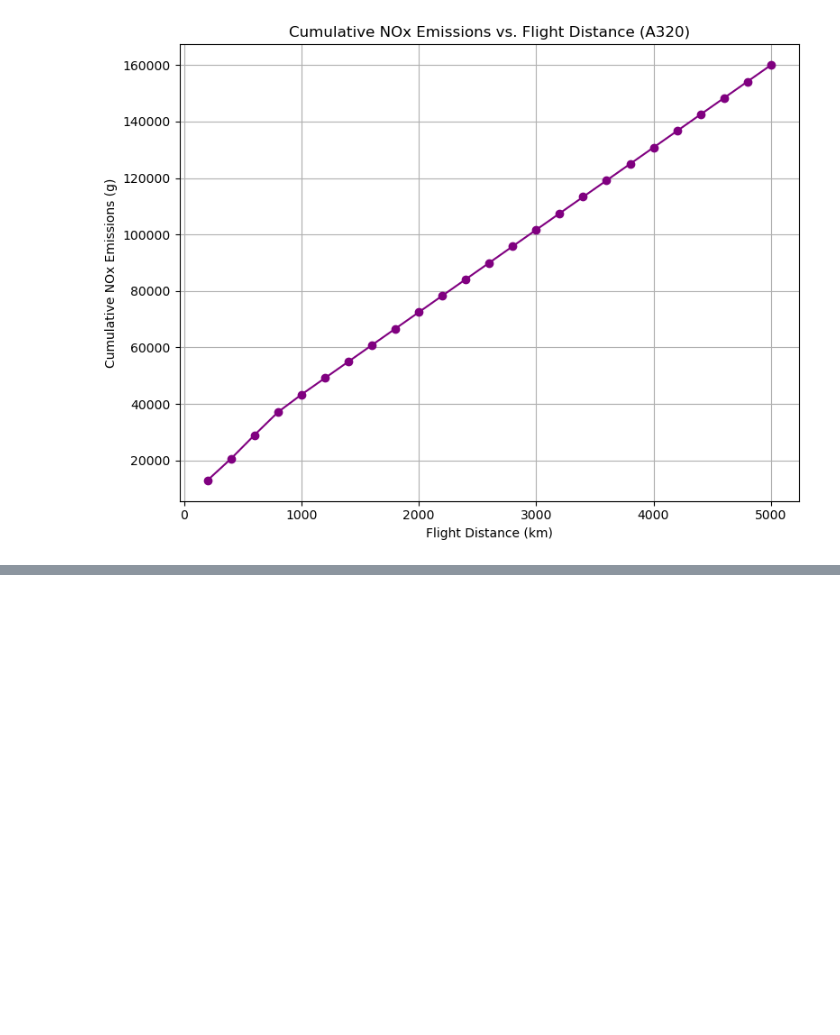
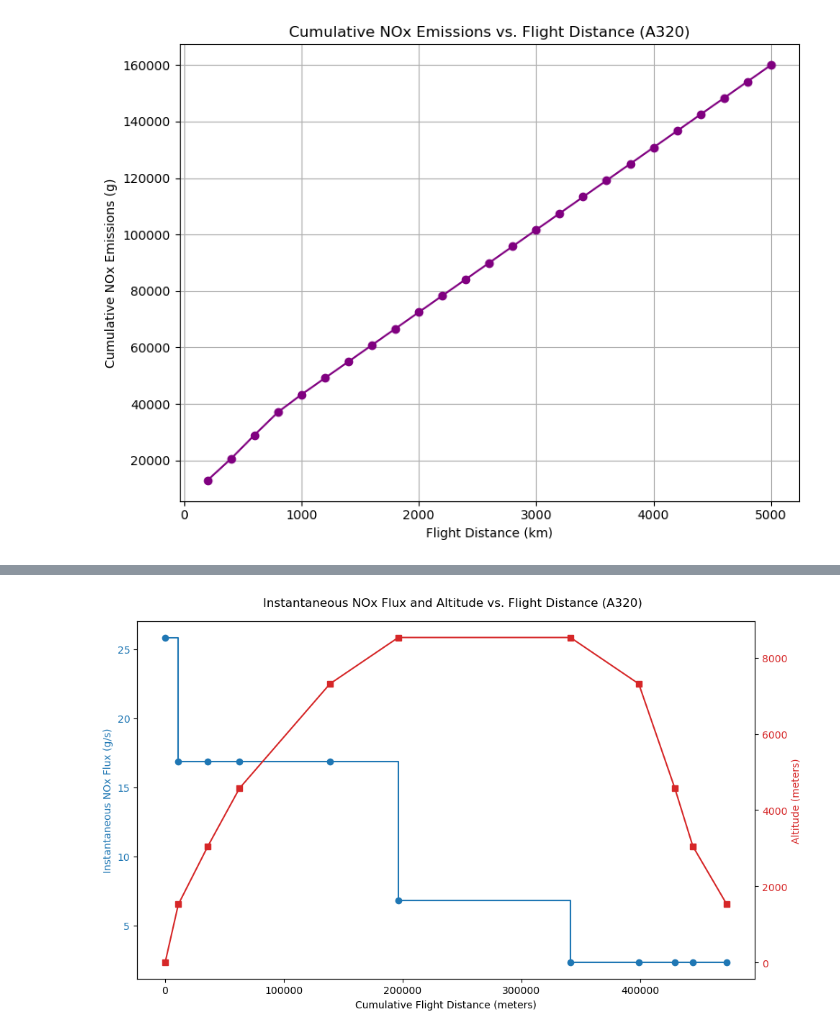
Before and after one commit to Centre-for-Atmospheric-Science-Cam-Chem/ConflictTrails, a Jupyter notebook: driver.ipynb, the cells around one changed output, grey strips where cells are left out. Saved outputs shown, nothing was run; the diff lists cells and outputs as text; code cells hidden in the pictures; blank space fills up the shorter version.

```diff
--- a/driver.ipynb
+++ b/driver.ipynb
@@ -544,0 +614,83 @@ plt.show()
+# %%
+# Instantaneous NOx flux and altitude vs. flight distance
+import numpy as np
+import matplotlib.pyplot as plt
+
+# Build lists for distance, NOx flux (g/s), and altitude at each segment
+segment_distances = [0]
+segment_nox_flux = []
+segment_altitudes = [0]
+
+# Climb segments
+climb_keys = [
+    ('s_climb_0_5', 't_climb_0_5', 'NOx_climb_0_5', 'h_climb_0_5_end'),
+    ('s_climb_5_10', 't_climb_5_10', 'NOx_climb_5_10', 'h_climb_5_10_end'),
+    ('s_climb_10_15', 't_climb_10_15', 'NOx_climb_10_15', 'h_climb_10_15_end'),
+    ('s_climb_15_24', 't_climb_15_24', 'NOx_climb_15_24', 'h_climb_15_24_end'),
+    ('s_climb_ceil', 't_climb_ceil', 'NOx_climb_ceil', 'h_climb_ceil_end'),
+]
+cum_dist = 0
+for s_key, t_key, nox_key, h_key in climb_keys:
+    s = flightpath['climb'].get(s_key, 0)
+    t = flightpath['climb'].get(t_key, 0)
+    nox = flightpath['climb'].get(nox_key, 0)
+    h = flightpath['climb'].get(h_key, 0)
+    if t > 0 and s > 0:
+        cum_dist += s
+        segment_distances.append(cum_dist)
+        segment_nox_flux.append(nox / t)
+        segment_altitudes.append(h)
+
+# Cruise segment (if available)
+s_cruise = flightpath['cruise'].get('s_cruise', 0)
+t_cruise = flightpath['cruise'].get('t_cruise', 0)
+nox_cruise = flightpath['cruise'].get('NOx_cruise', 0)
+h_cruise = flightpath['cruise'].get('h_cruise_end', 0)
+if t_cruise > 0 and s_cruise > 0:
+    cum_dist += s_cruise
+    segment_distances.append(cum_dist)
+    segment_nox_flux.append(nox_cruise / t_cruise if t_cruise > 0 else 0)
+    segment_altitudes.append(h_cruise)
+
+# Descent segments
+descent_keys = [
+    ('s_descent_ceil', 't_descent_ceil', 'NOx_descent_ceil', 'h_descent_ceil_end'),
+    ('s_descent_24_15', 't_descent_24_15', 'NOx_descent_24_15', 'h_descent_24_15_end'),
+    ('s_descent_15_10', 't_descent_15_10', 'NOx_descent_15_10', 'h_descent_15_10_end'),
+    ('s_descent_10_5', 't_descent_10_5', 'NOx_descent_10_5', 'h_descent_10_5_end'),
+    ('s_descent_5_0', 't_descent_5_0', 'NOx_descent_5_0', 'h_descent_5_0_end'),
+]
+for s_key, t_key, nox_key, h_key in descent_keys:
+    s = flightpath['descent'].get(s_key, 0)
+    t = flightpath['descent'].get(t_key, 0)
+    nox = flightpath['descent'].get(nox_key, 0)
+    h = flightpath['descent'].get(h_key, 0)
+    if t > 0 and s > 0:
+        cum_dist += s
+        segment_distances.append(cum_dist)
+        segment_nox_flux.append(nox / t)
+        segment_altitudes.append(h)
+
+# Ensure all arrays have the same length for plotting
+min_len = min(len(segment_distances), len(segment_nox_flux), len(segment_altitudes))
+segment_distances_plot = segment_distances[:min_len]
+segment_nox_flux_plot = segment_nox_flux[:min_len]
+segment_altitudes_plot = segment_altitudes[:min_len]
+
+fig, ax1 = plt.subplots(figsize=(10, 6))
+
+ax1.step(segment_distances_plot, segment_nox_flux_plot, where='post', marker='o', color='tab:blue', label='NOx Flux (g/s)')
+ax1.set_xlabel('Cumulative Flight Distance (meters)')
+ax1.set_ylabel('Instantaneous NOx Flux (g/s)', color='tab:blue')
+ax1.tick_params(axis='y', labelcolor='tab:blue')
+
+ax2 = ax1.twinx()
+ax2.plot(segment_distances_plot, segment_altitudes_plot, marker='s', color='tab:red', label='Altitude (m)')
+ax2.set_ylabel('Altitude (meters)', color='tab:red')
+ax2.tick_params(axis='y', labelcolor='tab:red')
+
+fig.suptitle(f'Instantaneous NOx Flux and Altitude vs. Flight Distance ({aircraft_typecode})')
+fig.tight_layout()
+plt.show()
+# %% [output]
+[figure, added]
```
Also changed, not shown: parts of 11 cells of this notebook, 2 other files.
